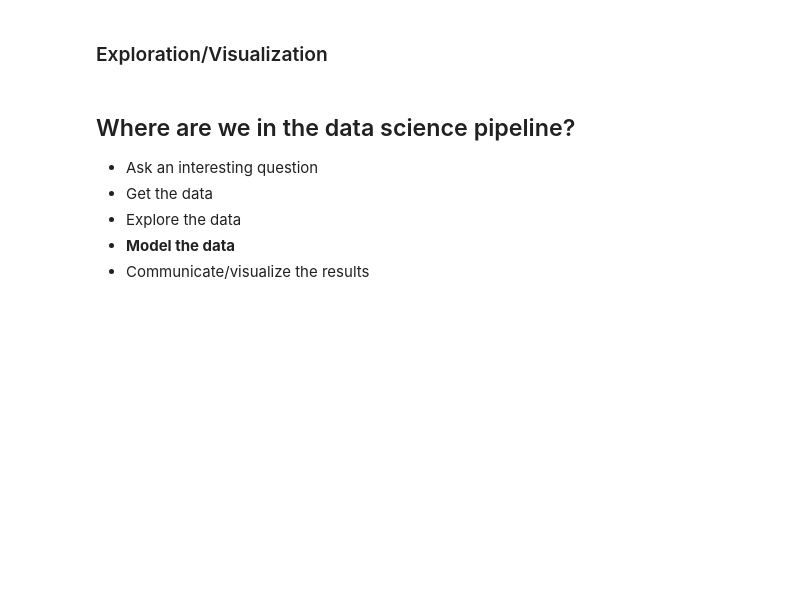
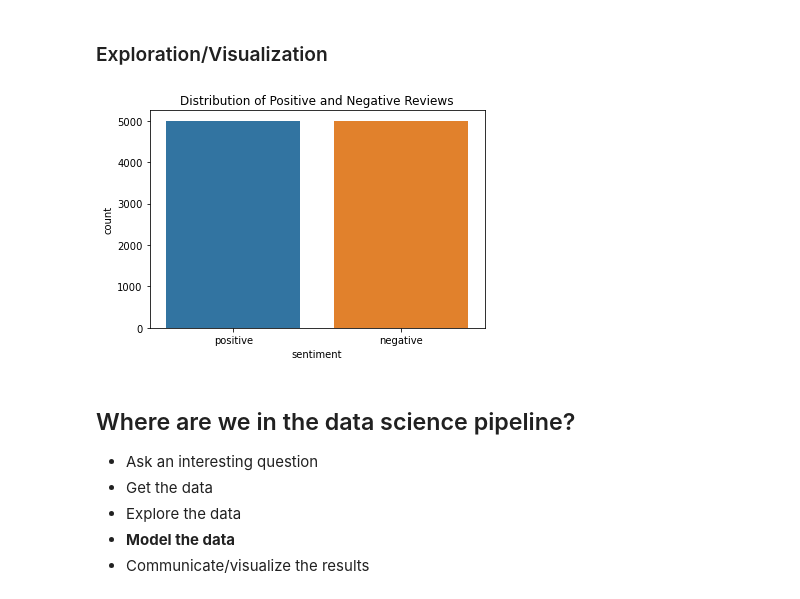
Before and after one commit to hjoad/67364-final-project, a Jupyter notebook: final-project.ipynb, the cells around one changed output. Saved outputs shown, nothing was run; the diff lists cells and outputs as text; code cells hidden in the pictures; blank space fills up the shorter version.

Commit message:
added some basic visualizations

```diff
--- a/final-project.ipynb
+++ b/final-project.ipynb
@@ -209,3 +226,10 @@ reviews_df.shape
+# %%
+# Distribution of sentiments in the dataset
+sns.countplot(data=reviews_df, x='sentiment')
+plt.title('Distribution of Positive and Negative Reviews')
+plt.show()
+# %% [output]
+[figure, added]
 # %% [markdown]
 ## Where are we in the data science pipeline?
 
```
Also changed, not shown: parts of 5 cells of this notebook.
